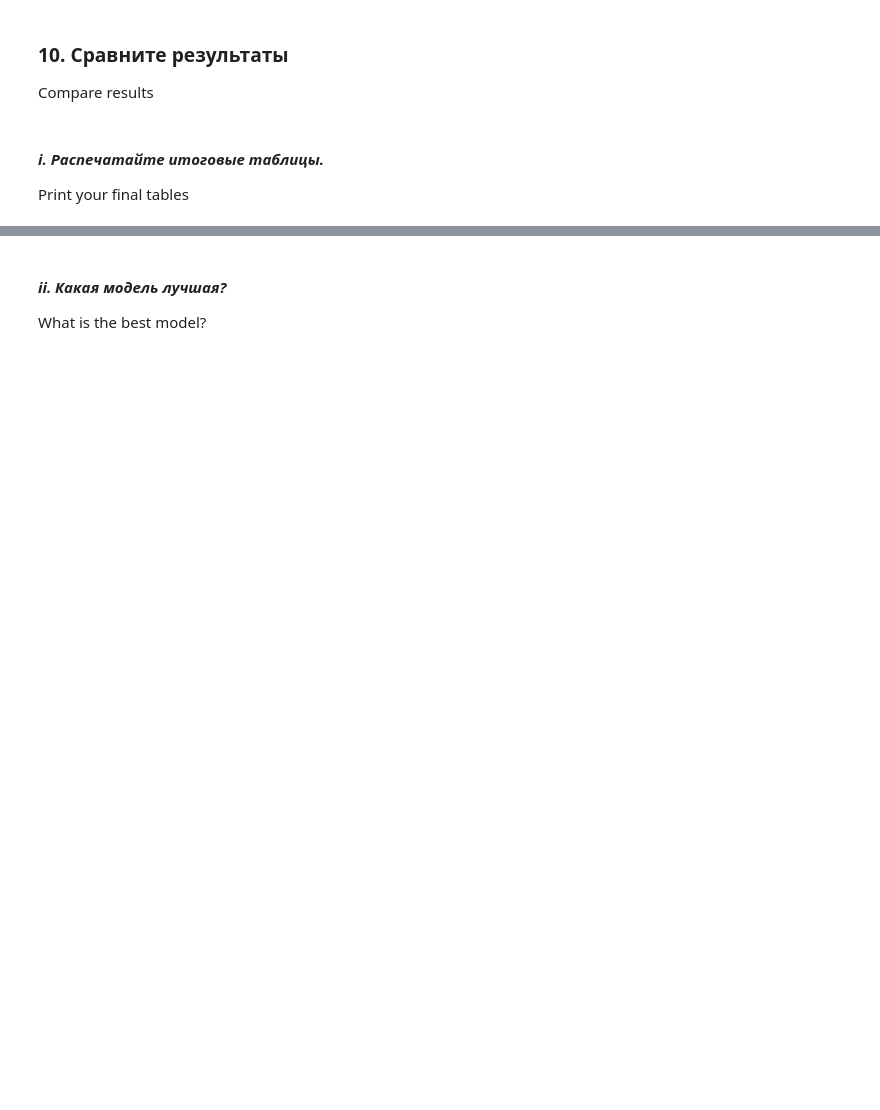
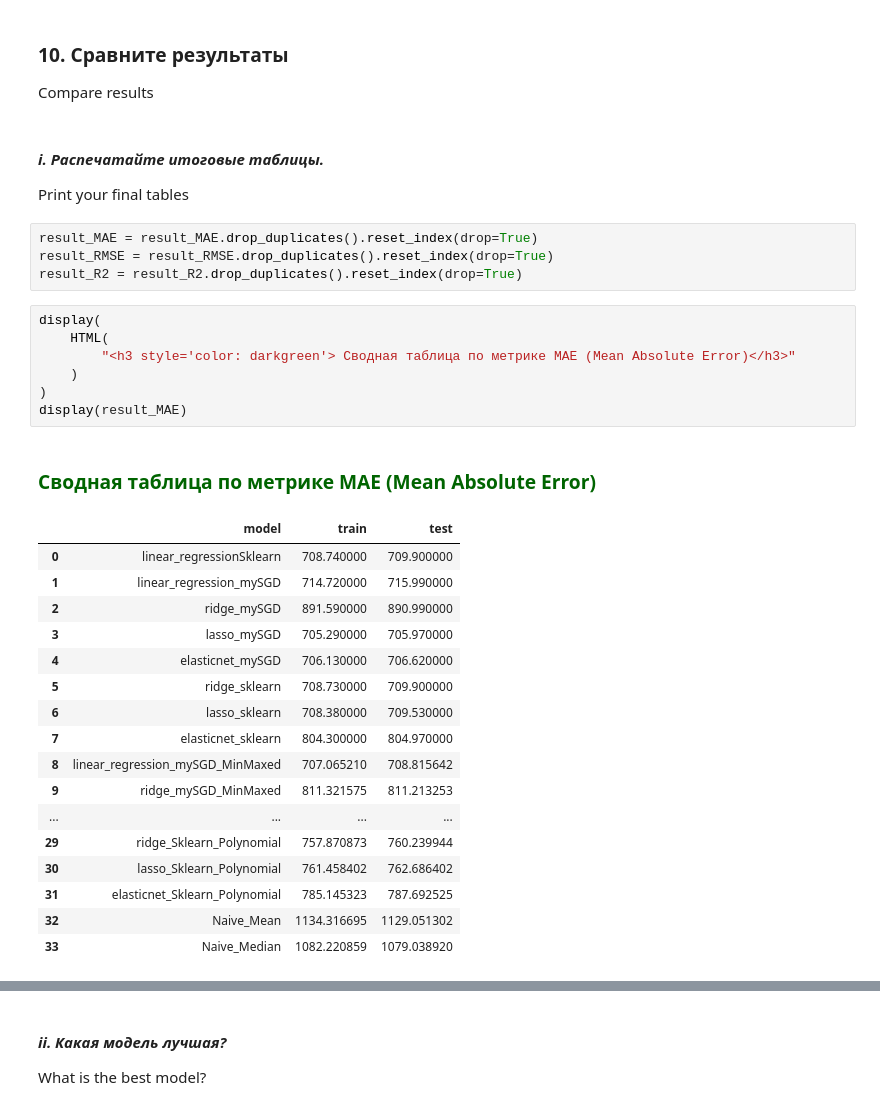
Before and after one commit to RunForJoy/core-linear-regression, a Jupyter notebook: src/ml.ipynb, the cells around one changed output, grey strips where cells are left out. Drawn from its saved outputs; the diff is of its cells as text; blank space fills up the shorter version.

```diff
--- a/src/ml.ipynb
+++ b/src/ml.ipynb
@@ -2411,3 +2734,33 @@ Compare results
 # %% [markdown]
 #### ***i. Распечатайте итоговые таблицы.***
 Print your final tables
+# %%
+result_MAE = result_MAE.drop_duplicates().reset_index(drop=True)
+result_RMSE = result_RMSE.drop_duplicates().reset_index(drop=True)
+result_R2 = result_R2.drop_duplicates().reset_index(drop=True)
+# %%
+display(
+    HTML(
+        "<h3 style='color: darkgreen'> Сводная таблица по метрике MAE (Mean Absolute Error)</h3>"
+    )
+)
+display(result_MAE)
+# %% [output]
+Сводная таблица по метрике MAE (Mean Absolute Error)
+|  | model | train | test |
+| 0 | linear_regressionSklearn | 708.740000 | 709.900000 |
+| 1 | linear_regression_mySGD | 714.720000 | 715.990000 |
+| 2 | ridge_mySGD | 891.590000 | 890.990000 |
+| 3 | lasso_mySGD | 705.290000 | 705.970000 |
+| 4 | elasticnet_mySGD | 706.130000 | 706.620000 |
+| 5 | ridge_sklearn | 708.730000 | 709.900000 |
+| 6 | lasso_sklearn | 708.380000 | 709.530000 |
+| 7 | elasticnet_sklearn | 804.300000 | 804.970000 |
+| 8 | linear_regression_mySGD_MinMaxed | 707.065210 | 708.815642 |
+| 9 | ridge_mySGD_MinMaxed | 811.321575 | 811.213253 |
+| ... | ... | ... | ... |
+| 29 | ridge_Sklearn_Polynomial | 757.870873 | 760.239944 |
+| 30 | lasso_Sklearn_Polynomial | 761.458402 | 762.686402 |
+| 31 | elasticnet_Sklearn_Polynomial | 785.145323 | 787.692525 |
+| 32 | Naive_Mean | 1134.316695 | 1129.051302 |
+| 33 | Naive_Median | 1082.220859 | 1079.038920 |
```
Also changed, not shown: parts of 79 cells of this notebook.
